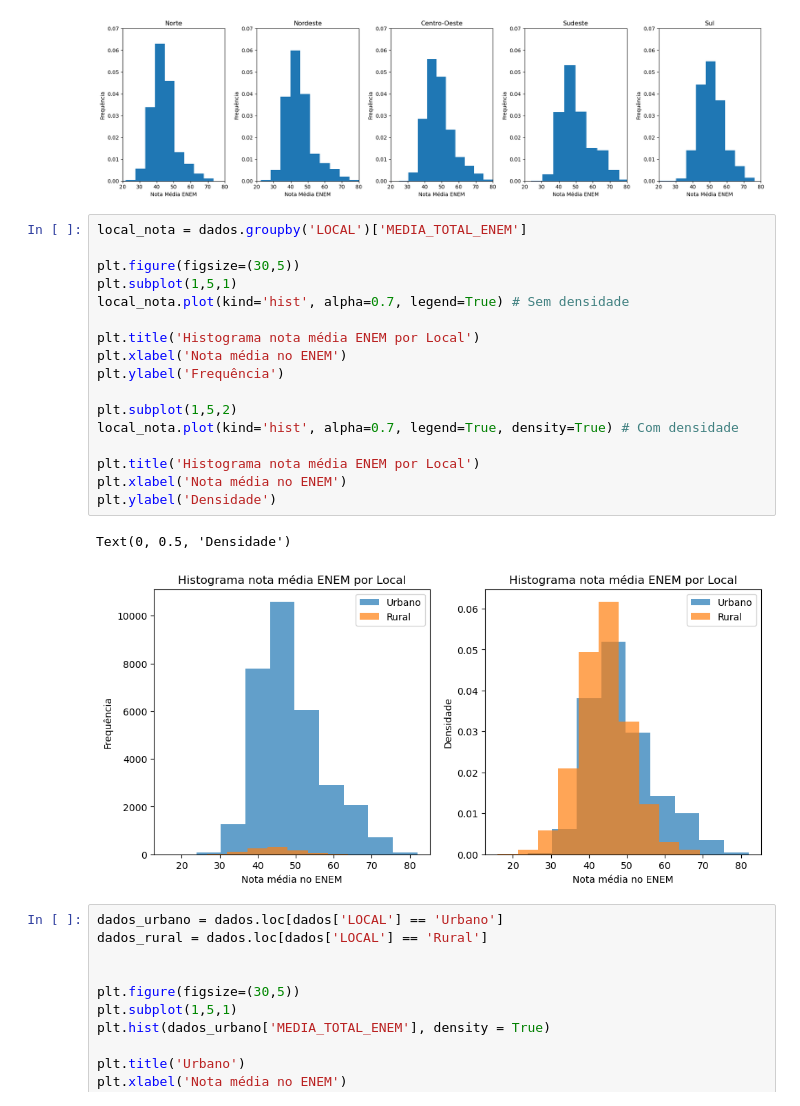
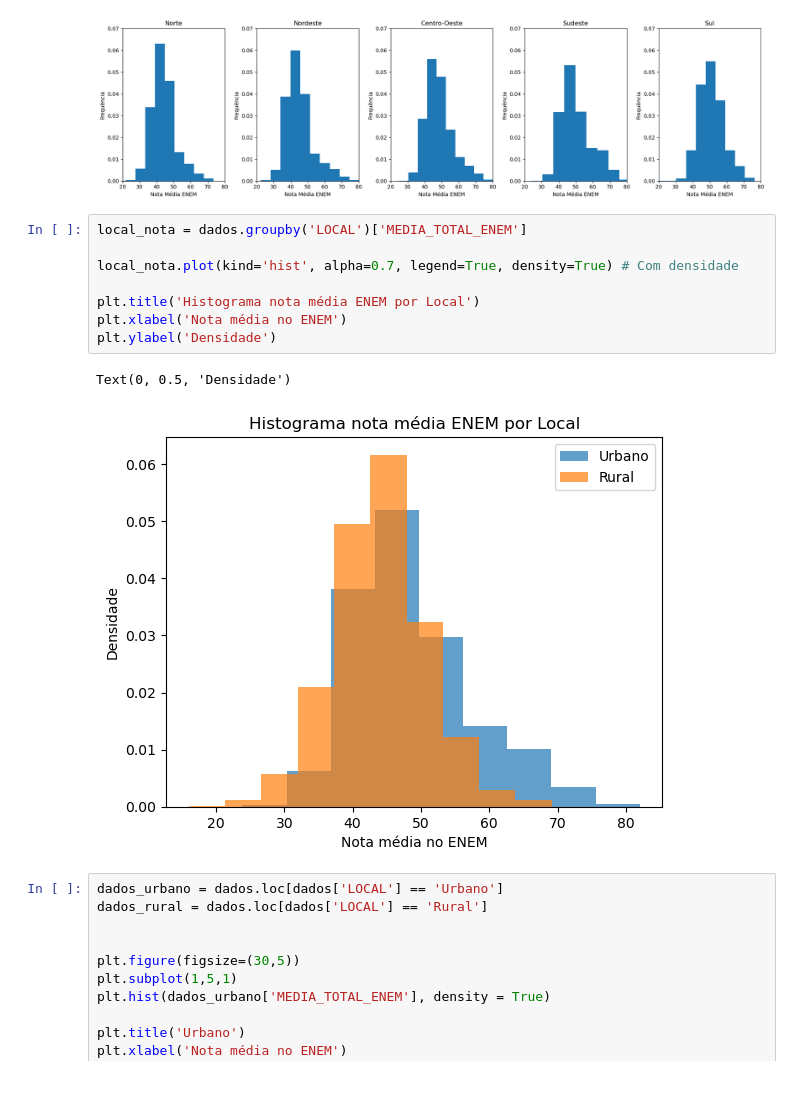
Before and after one commit to LuanaPLGuimaraes/Grupo12A_Projeto2_CDados, a Jupyter notebook: mineracao.ipynb, the cells around one changed output. Drawn from its saved outputs; the diff is of its cells as text.

```diff
--- a/mineracao.ipynb
+++ b/mineracao.ipynb
@@ -138,23 +146,14 @@ plt.tight_layout();
 # %%
 local_nota = dados.groupby('LOCAL')['MEDIA_TOTAL_ENEM']
 
-plt.figure(figsize=(30,5))
-plt.subplot(1,5,1)
-local_nota.plot(kind='hist', alpha=0.7, legend=True) # Sem densidade
-
-plt.title('Histograma nota média ENEM por Local')
-plt.xlabel('Nota média no ENEM')
-plt.ylabel('Frequência')
-
-plt.subplot(1,5,2)
 local_nota.plot(kind='hist', alpha=0.7, legend=True, density=True) # Com densidade
 
 plt.title('Histograma nota média ENEM por Local')
 plt.xlabel('Nota média no ENEM')
 plt.ylabel('Densidade')
 # %% [output]
 Text(0, 0.5, 'Densidade')
-[figure, old version]
+[figure, new version]
 # %%
 dados_urbano = dados.loc[dados['LOCAL'] == 'Urbano']
 dados_rural = dados.loc[dados['LOCAL'] == 'Rural']
```
Also changed, not shown: parts of 5 cells of this notebook.
